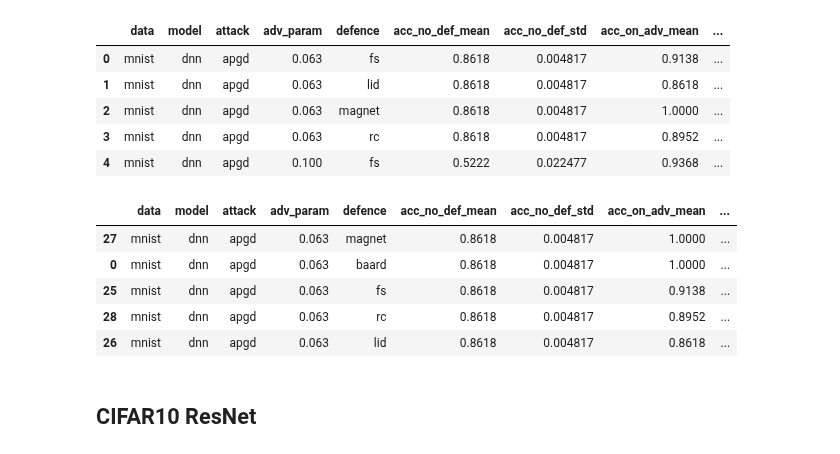
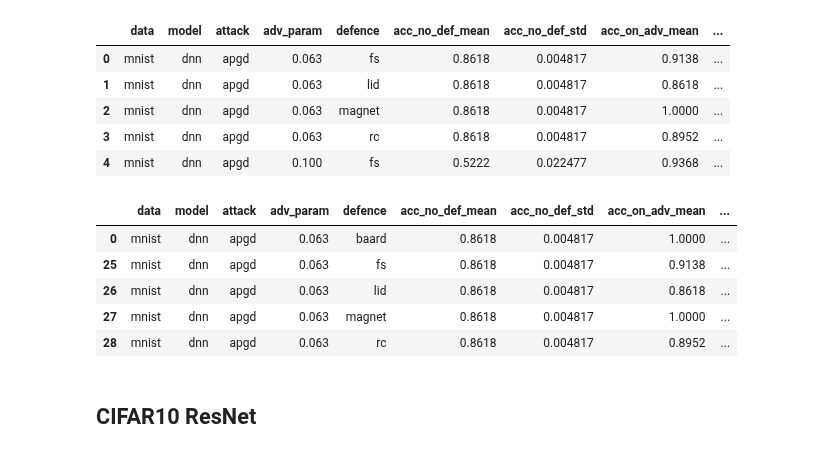
Before and after one commit to changx03/baard_exp2, a Jupyter notebook: charts/read_csv_results.ipynb, the cells around one changed output. Drawn from its saved outputs; the diff is of its cells as text; code cells hidden in the pictures.

```diff
--- a/charts/read_csv_results.ipynb
+++ b/charts/read_csv_results.ipynb
@@ -30,7 +30,7 @@ def read_baard_results(data, model, attacks):
         'fpr_2': ['mean', 'std'],
         'acc_on_adv_3': ['mean', 'std'],
         'fpr_3': ['mean', 'std']})
-    df.columns = ["_".join(x) if x[1] != '' else x[0] for x in df.columns.ravel()]
+    df.columns = ["_".join(x) if x[1] != '' else x[0] for x in df.columns]
     return df
 # %%
 def reduce_baard(df):
@@ -62,7 +62,7 @@ def merge_results(data, model, attacks, defences):
         'acc_on_adv': ['mean', 'std'],
         'fpr': ['mean', 'std']
     })
-    df.columns = ["_".join(x) if x[1] != '' else x[0] for x in df.columns.ravel()]
+    df.columns = ["_".join(x) if x[1] != '' else x[0] for x in df.columns]
     return df
 # %% [markdown]
 ## MNIST DNN
@@ -103,16 +103,18 @@ mnist.head()
 | 4 | mnist | dnn | apgd | 0.100 | fs | 0.5222 | 0.022477 | 0.9368 | ... |
 # %%
 mnist = pd.concat([mnist_baard_reduce, mnist], axis=0, ignore_index=True)
-mnist = mnist.sort_values(by=['data', 'model', 'attack', 'adv_param', 'acc_on_adv_mean', 'fpr_mean'],
-               ascending=[True, True, True, True, False, True])
+# mnist = mnist.sort_values(by=['data', 'model', 'attack', 'adv_param', 'acc_on_adv_mean', 'fpr_mean'],
+#                ascending=[True, True, True, True, False, True])
+mnist = mnist.sort_values(by=['data', 'model', 'attack', 'adv_param'],
+               ascending=[True, True, True, True])
 mnist.head()
 # %% [output]
 |  | data | model | attack | adv_param | defence | acc_no_def_mean | acc_no_def_std | acc_on_adv_mean | ... |
-| 27 | mnist | dnn | apgd | 0.063 | magnet | 0.8618 | 0.004817 | 1.0000 | ... |
 | 0 | mnist | dnn | apgd | 0.063 | baard | 0.8618 | 0.004817 | 1.0000 | ... |
 | 25 | mnist | dnn | apgd | 0.063 | fs | 0.8618 | 0.004817 | 0.9138 | ... |
+| 26 | mnist | dnn | apgd | 0.063 | lid | 0.8618 | 0.004817 | 0.8618 | ... |
+| 27 | mnist | dnn | apgd | 0.063 | magnet | 0.8618 | 0.004817 | 1.0000 | ... |
 | 28 | mnist | dnn | apgd | 0.063 | rc | 0.8618 | 0.004817 | 0.8952 | ... |
-| 26 | mnist | dnn | apgd | 0.063 | lid | 0.8618 | 0.004817 | 0.8618 | ... |
 # %%
 mnist_baard.to_csv('mnist_baard.csv', index=False)
 mnist.to_csv('mnist_results.csv', index=False)
```
Also changed, not shown: parts of 24 cells of this notebook, 21 other files.
